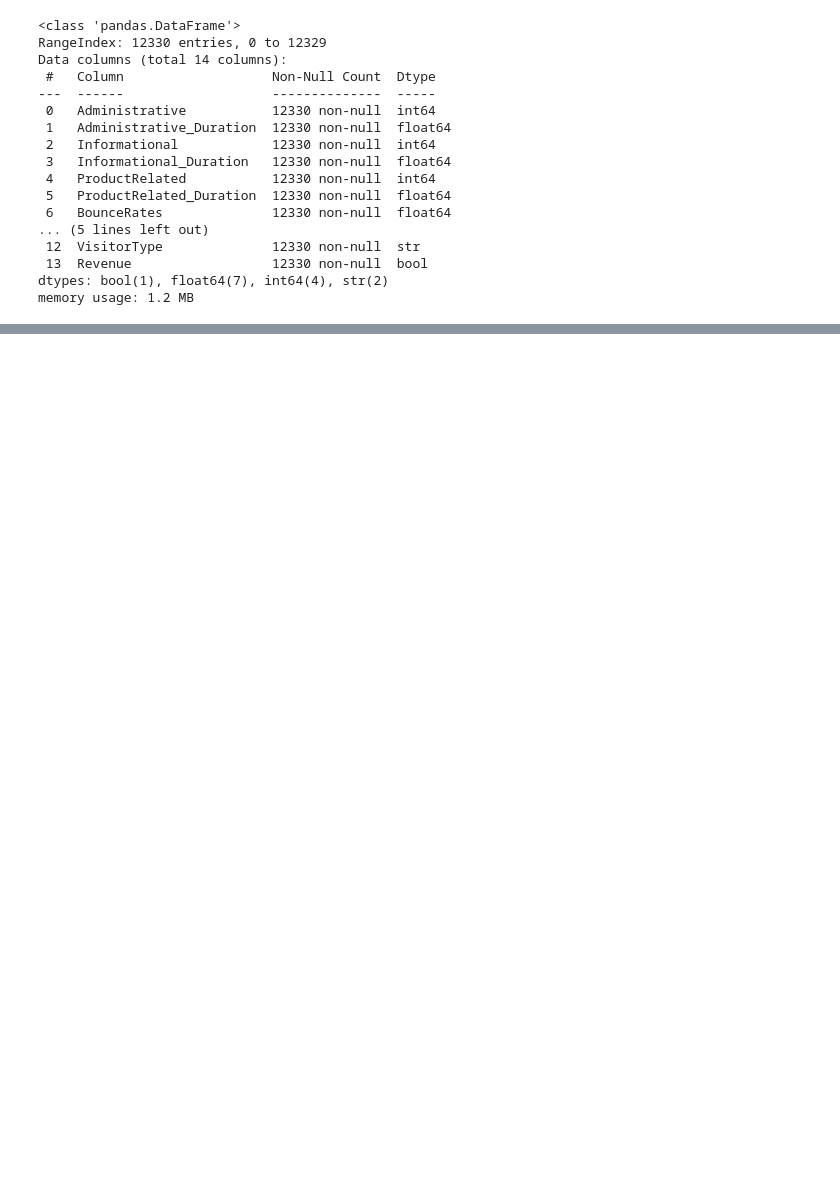
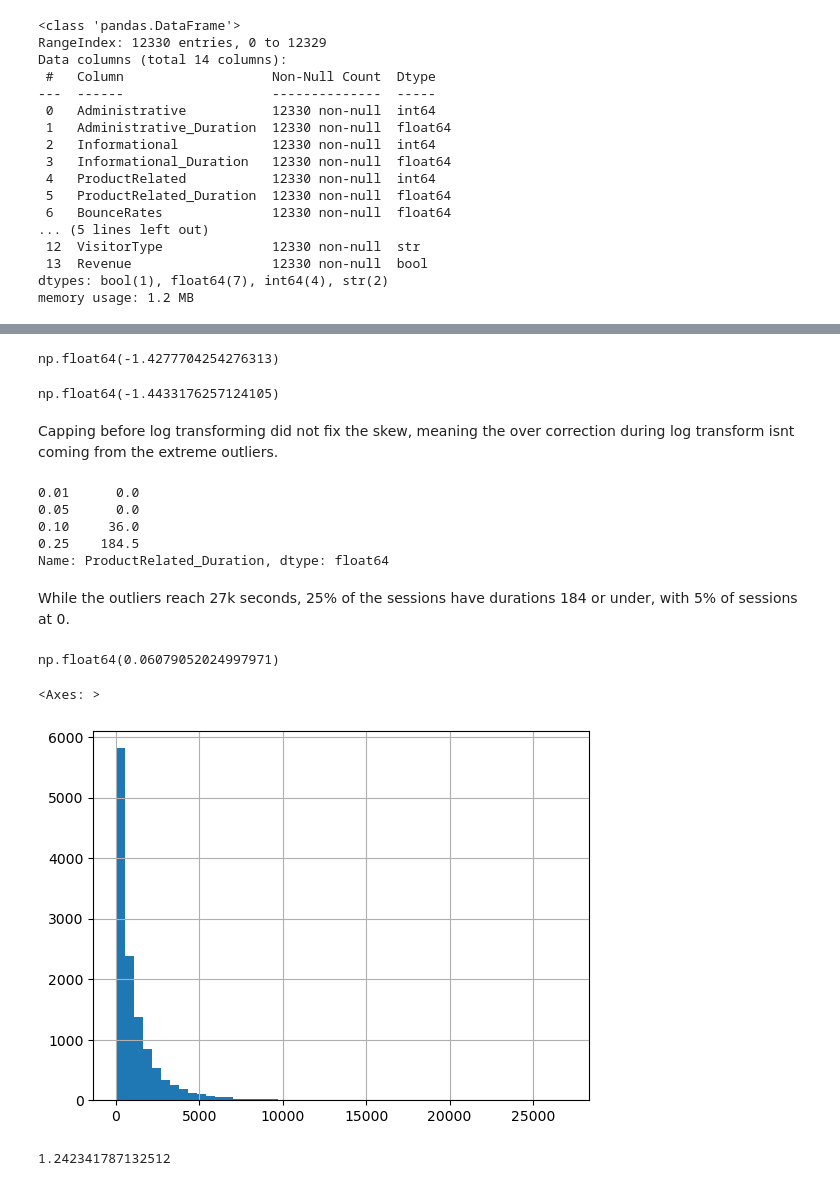
Before and after one commit to AnnaMalaschenko/Ecommerce-Shopper-Behavior, a Jupyter notebook: notebooks/preprocessing.ipynb, the cells around one changed output, grey strips where cells are left out. Drawn from its saved outputs; the diff is of its cells as text; code cells hidden in the pictures; blank space fills up the shorter version.

```diff
--- a/notebooks/preprocessing.ipynb
+++ b/notebooks/preprocessing.ipynb
@@ -26,0 +208,2 @@ memory usage: 1.2 MB
+# %%
+df_encoded['Visited_Informational'] = (df_encoded['Informational_Duration'] > 0).astype(int)
@@ -26,0 +256,43 @@ memory usage: 1.2 MB
+# %%
+# Try capping to the value at the 99.9th quantile, minimizing the affect to only 0.1% of the data
+cap_value = df_encoded['ProductRelated_Duration'].quantile(.999)
+df_encoded['ProductRelated_Duration_caped'] = df_encoded['ProductRelated_Duration'].clip(upper=cap_value)
+df_encoded['ProductRelated_Duration_caped_log'] = np.log1p(df_encoded['ProductRelated_Duration_caped'])
+df_encoded['ProductRelated_Duration_caped_log'].skew()
+# %% [output]
+np.float64(-1.4277704254276313)
+# %%
+cap_value = df_encoded['ProductRelated_Duration'].quantile(.99)
+df_encoded['ProductRelated_Duration_caped'] = df_encoded['ProductRelated_Duration'].clip(upper=cap_value)
+df_encoded['ProductRelated_Duration_caped_log'] = np.log1p(df_encoded['ProductRelated_Duration_caped'])
+df_encoded['ProductRelated_Duration_caped_log'].skew()
+# %% [output]
+np.float64(-1.4433176257124105)
+# %% [markdown]
+Capping before log transforming did not fix the skew, meaning the over correction during log transform isnt coming from the extreme outliers.
+# %%
+# Check the low end distribution instead
+df_encoded['ProductRelated_Duration'].quantile([.01, .05, .10, .25])
+# %% [output]
+0.01      0.0
+0.05      0.0
+0.10     36.0
+0.25    184.5
+Name: ProductRelated_Duration, dtype: float64
+# %% [markdown]
+While the outliers reach 27k seconds, 25% of the sessions have durations 184 or under, with 5% of sessions at 0.
+# %%
+(df_encoded['ProductRelated_Duration'] == 0).mean()
+# %% [output]
+np.float64(0.06079052024997971)
+# %%
+df_encoded['ProductRelated_Duration'].hist(bins=50)
+# %% [output]
+<Axes: >
+[figure, added]
+# %%
+# Try sqrt instead of log1p
+df_encoded['ProductRelated_Duration_sqrt'] = np.sqrt(df_encoded['ProductRelated_Duration'])
+print(df_encoded['ProductRelated_Duration_sqrt'].skew())
+# %% [output]
+1.242341787132512
```
Also changed, not shown: parts of 37 cells of this notebook, 2 other files.
